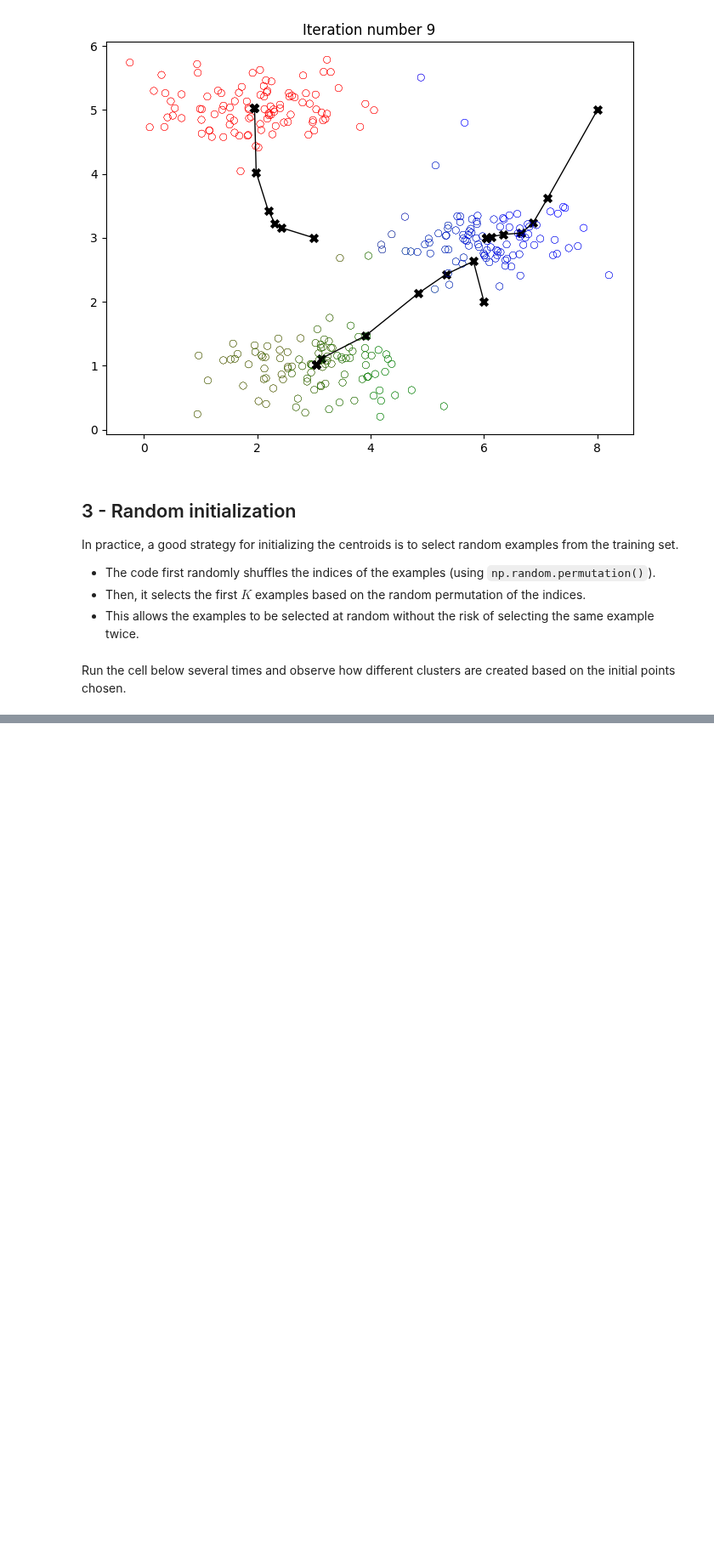
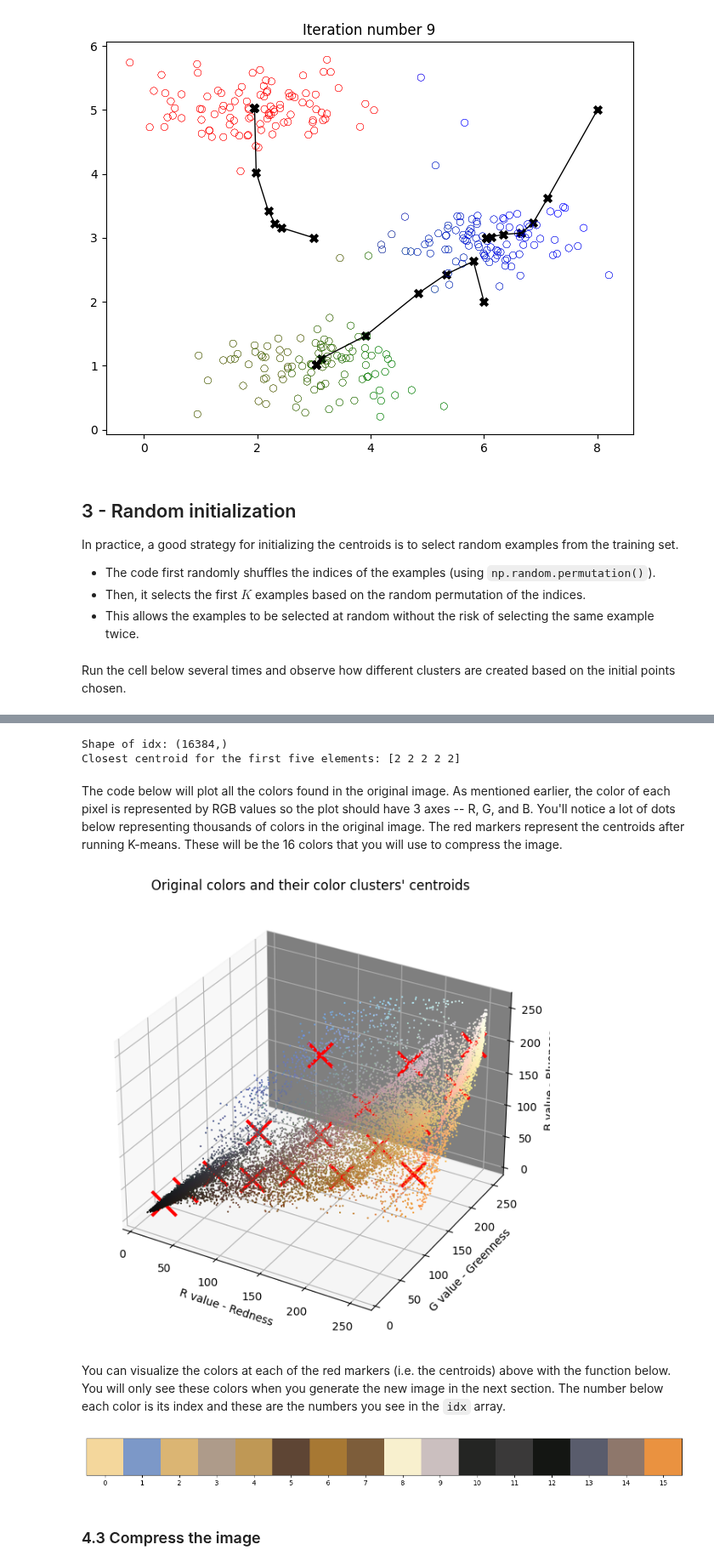
Before and after one commit to CarlosLizamaGarcia/DataScience, a Jupyter notebook: Course2/K-means.ipynb, the cells around one changed output, grey strips where cells are left out. Shown at 85% size. Drawn from its saved outputs; the diff is of its cells as text; code cells hidden in the pictures; blank space fills up the shorter version.

```diff
--- a/Course2/K-means.ipynb
+++ b/Course2/K-means.ipynb
@@ -324,0 +371,10 @@ K-Means iteration 9/9
+# %%
+# Divide by 255 so that all values are in the range 0 - 1 (not needed for PNG files)
+# original_img = original_img / 255
+
+# Reshape the image into an m x 3 matrix where m = number of pixels
+# (in this case m = 128 x 128 = 16384)
+# Each row will contain the Red, Green and Blue pixel values
+# This gives us our dataset matrix X_img that we will use K-Means on.
+
+X_img = np.reshape(original_img, (original_img.shape[0] * original_img.shape[1], 3))
@@ -324,0 +385,11 @@ K-Means iteration 9/9
+# %%
+# Run your K-Means algorithm on this data
+# You should try different values of K and max_iters here
+K = 16
+max_iters = 10
+
+# Using the function you have implemented above.
+initial_centroids = kMeans_init_centroids(X_img, K)
+
+# Run K-Means - this can take a couple of minutes depending on K and max_iters
+centroids, idx = run_kMeans(X_img, initial_centroids, max_iters)
@@ -324,0 +408,29 @@ K-Means iteration 9/9
+# %%
+print("Shape of idx:", idx.shape)
+print("Closest centroid for the first five elements:", idx[:5])
+# %% [output]
+Shape of idx: (16384,)
+Closest centroid for the first five elements: [2 2 2 2 2]
+# %% [markdown]
+The code below will plot all the colors found in the original image. As mentioned earlier, the color of each pixel is represented by RGB values so the plot should have 3 axes -- R, G, and B. You'll notice a lot of dots below representing thousands of colors in the original image. The red markers represent the centroids after running K-means. These will be the 16 colors that you will use to compress the image.
+# %%
+def plot_kMeans_RGB(X, centroids, idx, K):
+    # Plot the colors and centroids in a 3D space
+    fig = plt.figure(figsize=(16, 16))
+    ax = fig.add_subplot(221, projection='3d')
+    ax.scatter(*X.T*255, zdir='z', depthshade=False, s=.3, c=X)
+    ax.scatter(*centroids.T*255, zdir='z', depthshade=False, s=500, c='red', marker='x', lw=3)
+    ax.set_xlabel('R value - Redness')
+    ax.set_ylabel('G value - Greenness')
+    ax.set_zlabel('B value - Blueness')
+    #ax.yaxis.set_pane_color((0., 0., 0., .2))
+    ax.yaxis.pane.set_facecolor((0., 0., 0., .2)) # this is better than the previous line
+    ax.set_title("Original colors and their color clusters' centroids")
+    plt.show()
+# %%
+# Plot the colors of the image and mark the centroids
+plot_kMeans_RGB(X_img, centroids, idx, K)
+# %% [output]
+[figure, added]
+# %% [markdown]
+You can visualize the colors at each of the red markers (i.e. the centroids) above with the function below. You will only see these colors when you generate the new image in the next section. The number below each color is its index and these are the numbers you see in the `idx` array.
@@ -324,0 +445,7 @@ K-Means iteration 9/9
+# %%
+# Visualize the 16 colors selected
+show_centroid_colors(centroids)
+# %% [output]
+[figure, added]
+# %% [markdown]
+### 4.3 Compress the image
```
Also changed, not shown: parts of 16 cells of this notebook.
